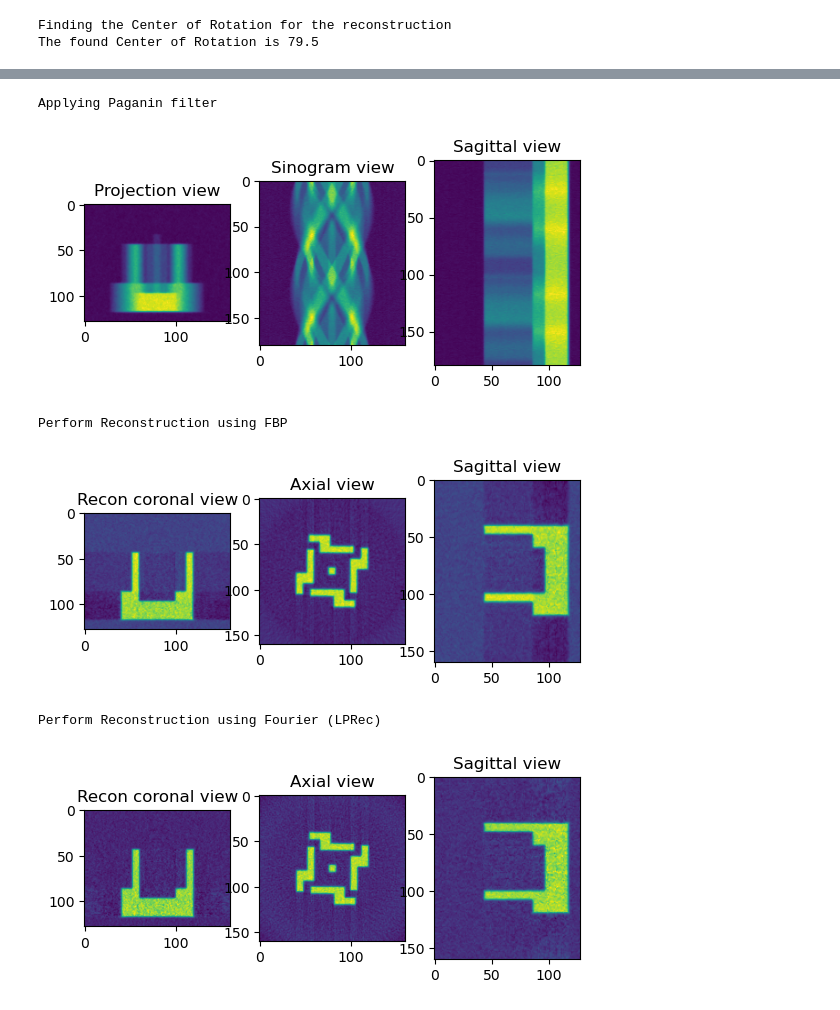
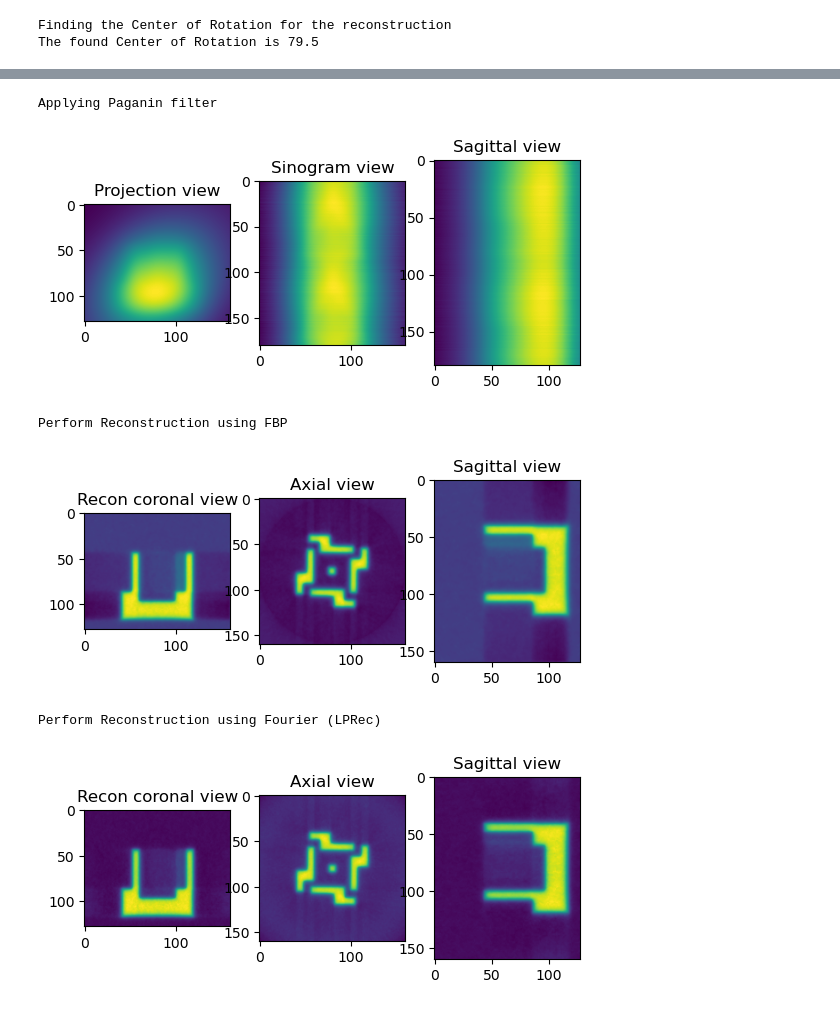
Before and after one commit to DiamondLightSource/httomolibgpu, a Jupyter notebook: docs/source/examples/pipeline1_FBP.ipynb, the cells around one changed output, grey strips where cells are left out. Saved outputs shown, nothing was run; the diff lists cells and outputs as text; code cells hidden in the pictures.

```diff
--- a/docs/source/examples/pipeline1_FBP.ipynb
+++ b/docs/source/examples/pipeline1_FBP.ipynb
@@ -67,30 +215,30 @@ The found Center of Rotation is 79.5
 # %%
 from httomolibgpu.prep.phase import paganin_filter_tomopy
 
 print("Applying Paganin filter")
 phase_contrast_data = paganin_filter_tomopy(
-    data_normalised, pixel_size=0.1, dist=50, energy=53, alpha=1e-5
+    data_normalised, pixel_size=0.0001, dist=50, energy=53, alpha=0.001
 )
 
 sliceSel = 64
 phase_contrast_data_np = phase_contrast_data.get()
 
 plt.figure()
 plt.subplot(131)
 plt.imshow(phase_contrast_data_np[sliceSel, :, :])
 plt.title("Projection view")
 
 plt.subplot(132)
 plt.imshow(phase_contrast_data_np[:, sliceSel, :])
 plt.title("Sinogram view")
 
 plt.subplot(133)
 plt.imshow(phase_contrast_data_np[:, :, sliceSel])
 plt.title("Sagittal view")
 plt.show()
 # %% [output]
 Applying Paganin filter
-[figure, old version]
+[figure, new version]
 # %%
 print("Perform Reconstruction using FBP")
 
@@ -98,7 +246,7 @@ from httomolibgpu.recon.algorithm import FBP
 
 angles = np.linspace(0.0 * np.pi / 180.0, 180.0 * np.pi / 180.0, data.shape[0])
 
-reconFBP = FBP(phase_contrast_data, angles=angles, center=cor)
+reconFBP = FBP(phase_contrast_data, angles=angles, center=cor, filter_freq_cutoff=1.1)
 
 reconFBP_np = reconFBP.get()
 
@@ -118,7 +266,7 @@ plt.title("Sagittal view")
 plt.show()
 # %% [output]
 Perform Reconstruction using FBP
-[figure, old version]
+[figure, new version]
 # %%
 print("Perform Reconstruction using Fourier (LPRec)")
 
@@ -146,4 +294,4 @@ plt.title("Sagittal view")
 plt.show()
 # %% [output]
 Perform Reconstruction using Fourier (LPRec)
-[figure, old version]
+[figure, new version]
```
Also changed, not shown: parts of 2 cells of this notebook, 11 other files.
